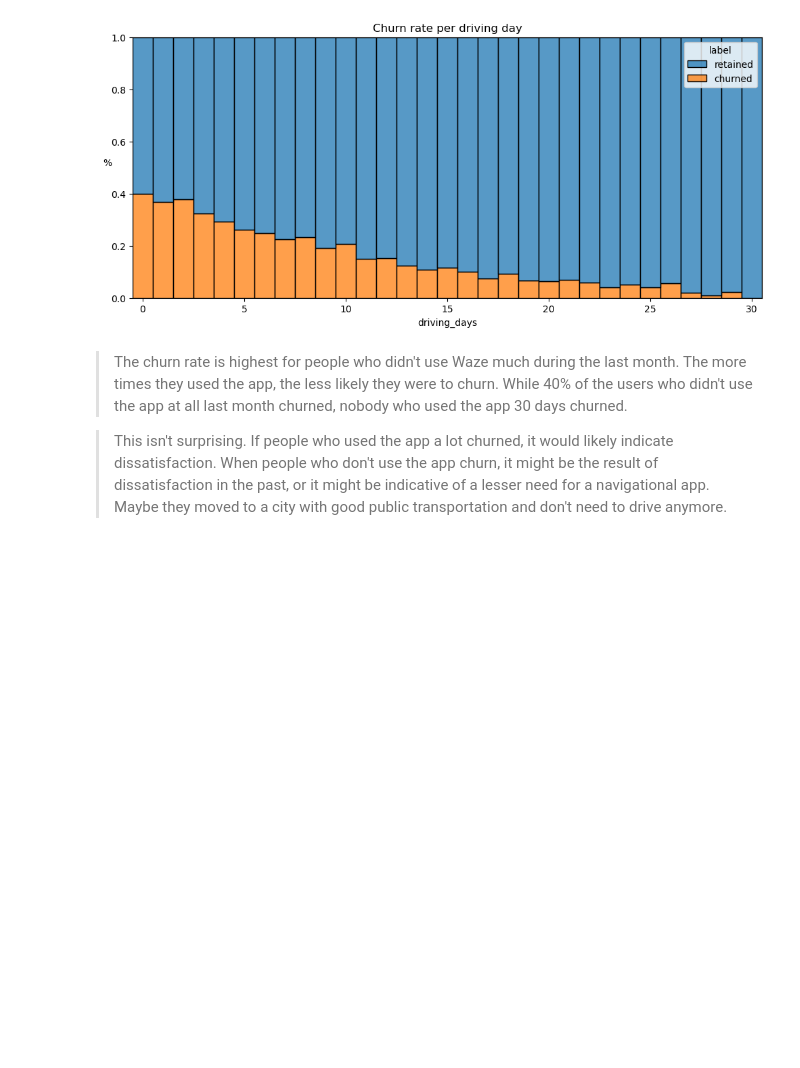
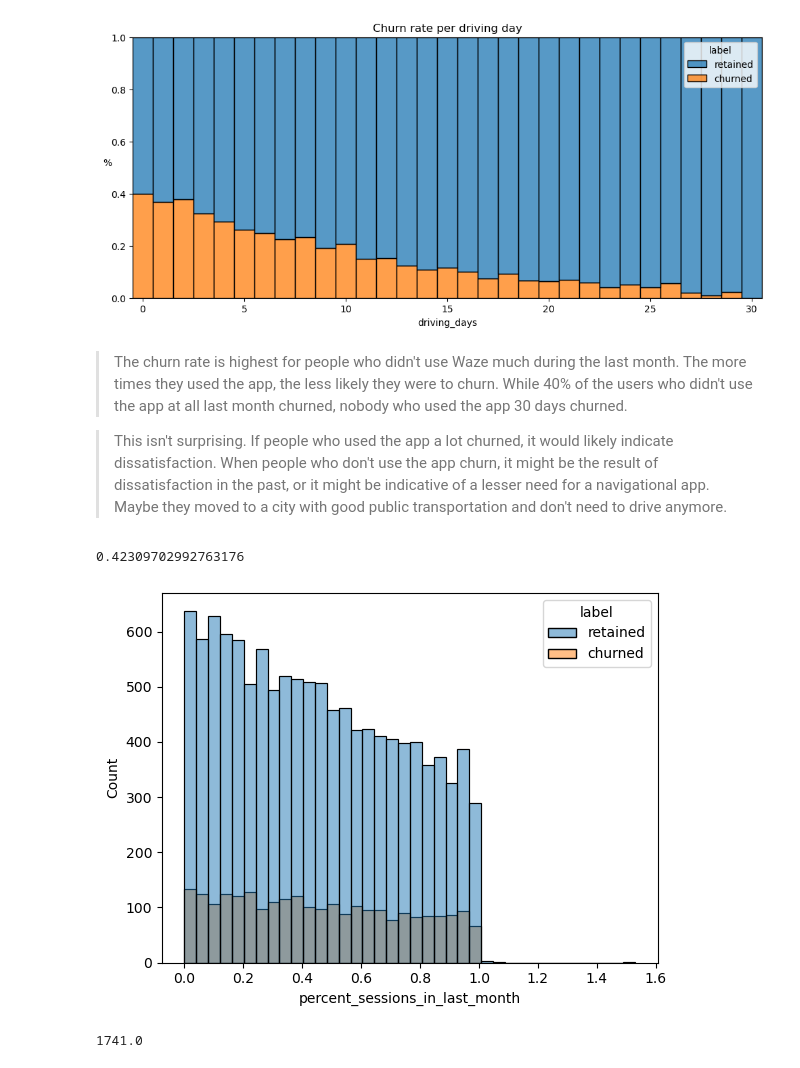
Before and after one commit to alishanstyles/Waze, a Jupyter notebook: Untitled.ipynb, the cells around one changed output. Saved outputs shown, nothing was run; the diff lists cells and outputs as text; code cells hidden in the pictures; blank space fills up the shorter version.

Commit message:
looking at proportion of sessions that occured in te last month

```diff
--- a/Untitled.ipynb
+++ b/Untitled.ipynb
@@ -438,3 +438,19 @@ plt.title('Churn rate per driving day');
 > The churn rate is highest for people who didn't use Waze much during the last month. The more times they used the app, the less likely they were to churn. While 40% of the users who didn't use the app at all last month churned, nobody who used the app 30 days churned.
 
 > This isn't surprising. If people who used the app a lot churned, it would likely indicate dissatisfaction. When people who don't use the app churn, it might be the result of dissatisfaction in the past, or it might be indicative of a lesser need for a navigational app. Maybe they moved to a city with good public transportation and don't need to drive anymore.
+# %%
+df['percent_sessions_in_last_month'] = df['sessions'] / df['total_sessions']
+# %%
+df['percent_sessions_in_last_month'].median()
+# %% [output]
+0.42309702992763176
+# %%
+sns.histplot(data = df,
+             x = 'percent_sessions_in_last_month',
+             hue = 'label');
+# %% [output]
+[figure, added]
+# %%
+df['n_days_after_onboarding'].median()
+# %% [output]
+1741.0
```
Also changed, not shown: parts of 2 cells of this notebook.
